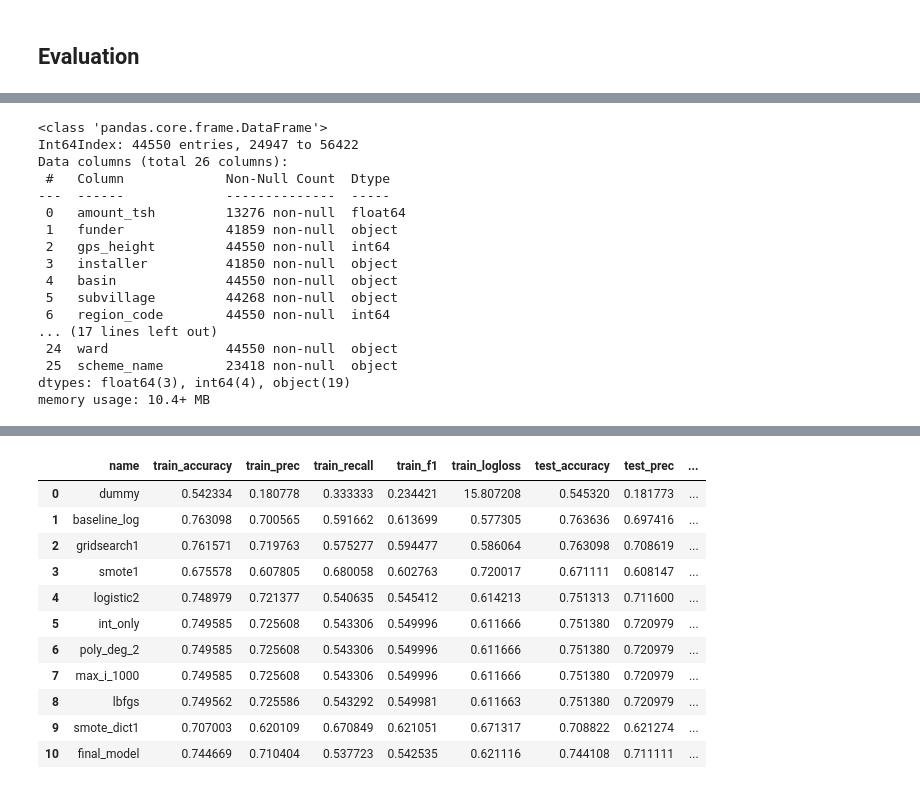
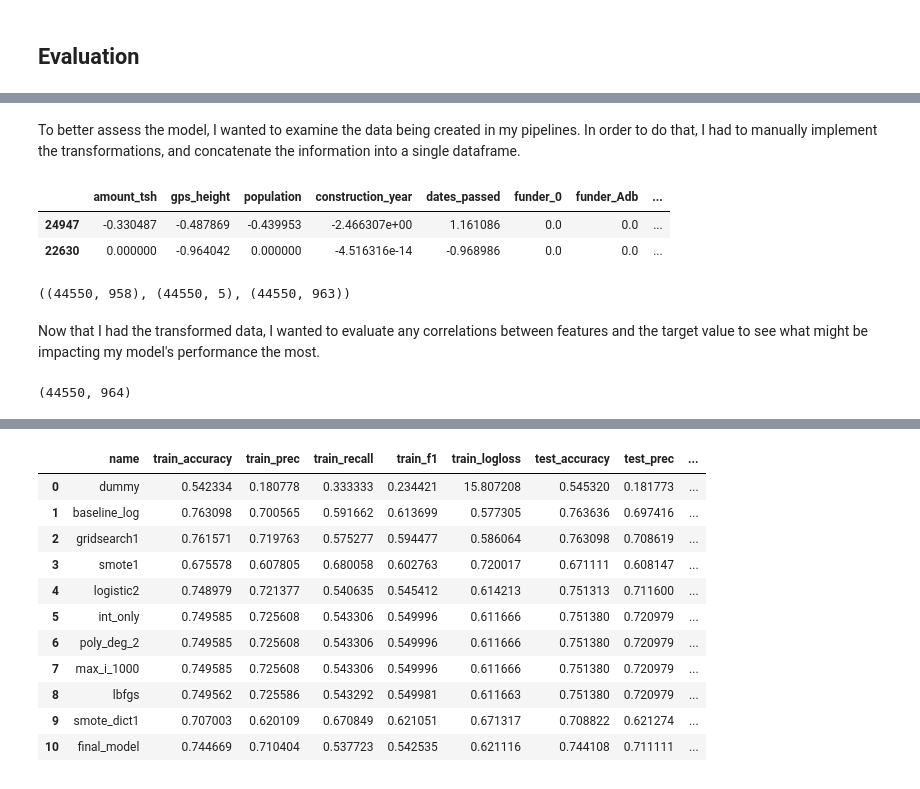
Before and after one commit to dvdhartsman/Phase_3_Project, a Jupyter notebook: Final_Notebook.ipynb, the cells around one changed output, grey strips where cells are left out. Cells and saved outputs as stored; diff of their text form; code cells hidden in the pictures.

```diff
--- a/Final_Notebook.ipynb
+++ b/Final_Notebook.ipynb
@@ -53,7 +58,7 @@ original_features_df.head()
 # %% [markdown]
 I then went through the process of indentifying the features I wanted to incorporate into my modeling, and verified that the information those columns contained was filled as accurately as possible. I replaced some values that were zeros, such as for "population", with np.nans so that they would be handled by my sklearn pipelines. I also binned many categorical values for columns like "subvillage" that contained thousands of distinct values.
 # %%
-df = pd.read_csv('./Data/updated_features.csv', index_col=0)
+df = pd.read_csv('./Data/FINAL_DATA.csv', index_col=0)
 # %%
 print(df.shape)
 df.head()
@@ -694,20 +637,45 @@ memory usage: 4.0 MB
-# %%
-X_train.info()
-# %% [output]
-<class 'pandas.core.frame.DataFrame'>
-Int64Index: 44550 entries, 24947 to 56422
-Data columns (total 26 columns):
- #   Column             Non-Null Count  Dtype
----  ------             --------------  -----
- 0   amount_tsh         13276 non-null  float64
- 1   funder             41859 non-null  object
- 2   gps_height         44550 non-null  int64
- 3   installer          41850 non-null  object
- 4   basin              44550 non-null  object
- 5   subvillage         44268 non-null  object
- 6   region_code        44550 non-null  int64
-... (17 lines left out)
- 24  ward               44550 non-null  object
- 25  scheme_name        23418 non-null  object
-dtypes: float64(3), int64(4), object(19)
-memory usage: 10.4+ MB
+# %% [markdown]
+To better assess the model, I wanted to examine the data being created in my pipelines. In order to do that, I had to manually implement the transformations, and concatenate the information into a single dataframe.
+# %%
+# Numeric tranformations
+si_investigation = SimpleImputer(add_indicator=False, strategy='mean')
+ss_investigation = StandardScaler()
+
+# Categorical transformations
+si_cat = SimpleImputer(strategy='most_frequent', add_indicator=False)
+ohe_investigation = OneHotEncoder(handle_unknown='ignore', sparse=False)
+
+# Partition X_train by dtype
+numeric = X_train.select_dtypes(exclude=object)
+categorical = X_train.select_dtypes(include=object)
+
+# Fit/Transform all numeric data
+num_imp = si_investigation.fit_transform(numeric)
+num_scal = ss_investigation.fit_transform(num_imp)
+num_df = pd.DataFrame(num_scal, index=numeric.index, columns=numeric.columns)
+
+# Fit/Transform all categorical data
+cat_imp = si_cat.fit_transform(categorical)
+cat_scal = ohe_investigation.fit_transform(cat_imp)
+cat_df = pd.DataFrame(cat_scal, index=categorical.index, columns=ohe_investigation.get_feature_names(input_features=categorical.columns))
+
+# Concatenate the numeric and categorical dataframes into a single object
+concat_df = pd.concat([num_df, cat_df], axis=1)
+concat_df.head(2)
+# %% [output]
+|  | amount_tsh | gps_height | population | construction_year | dates_passed | funder_0 | funder_Adb | ... |
+| 24947 | -0.330487 | -0.487869 | -0.439953 | -2.466307e+00 | 1.161086 | 0.0 | 0.0 | ... |
+| 22630 | 0.000000 | -0.964042 | 0.000000 | -4.516316e-14 | -0.968986 | 0.0 | 0.0 | ... |
+# %%
+# Sanity check to confirm successful concatenation
+cat_df.shape, num_df.shape, concat_df.shape
+# %% [output]
+((44550, 958), (44550, 5), (44550, 963))
+# %% [markdown]
+Now that I had the transformed data, I wanted to evaluate any correlations between features and the target value to see what might be impacting my model's performance the most.
+# %%
+# Add y_train to check correlation
+corr_df = pd.concat([concat_df, y_train], axis=1)
+corr_df.shape
+# %% [output]
+(44550, 964)
```
Also changed, not shown: parts of 16 cells of this notebook.
